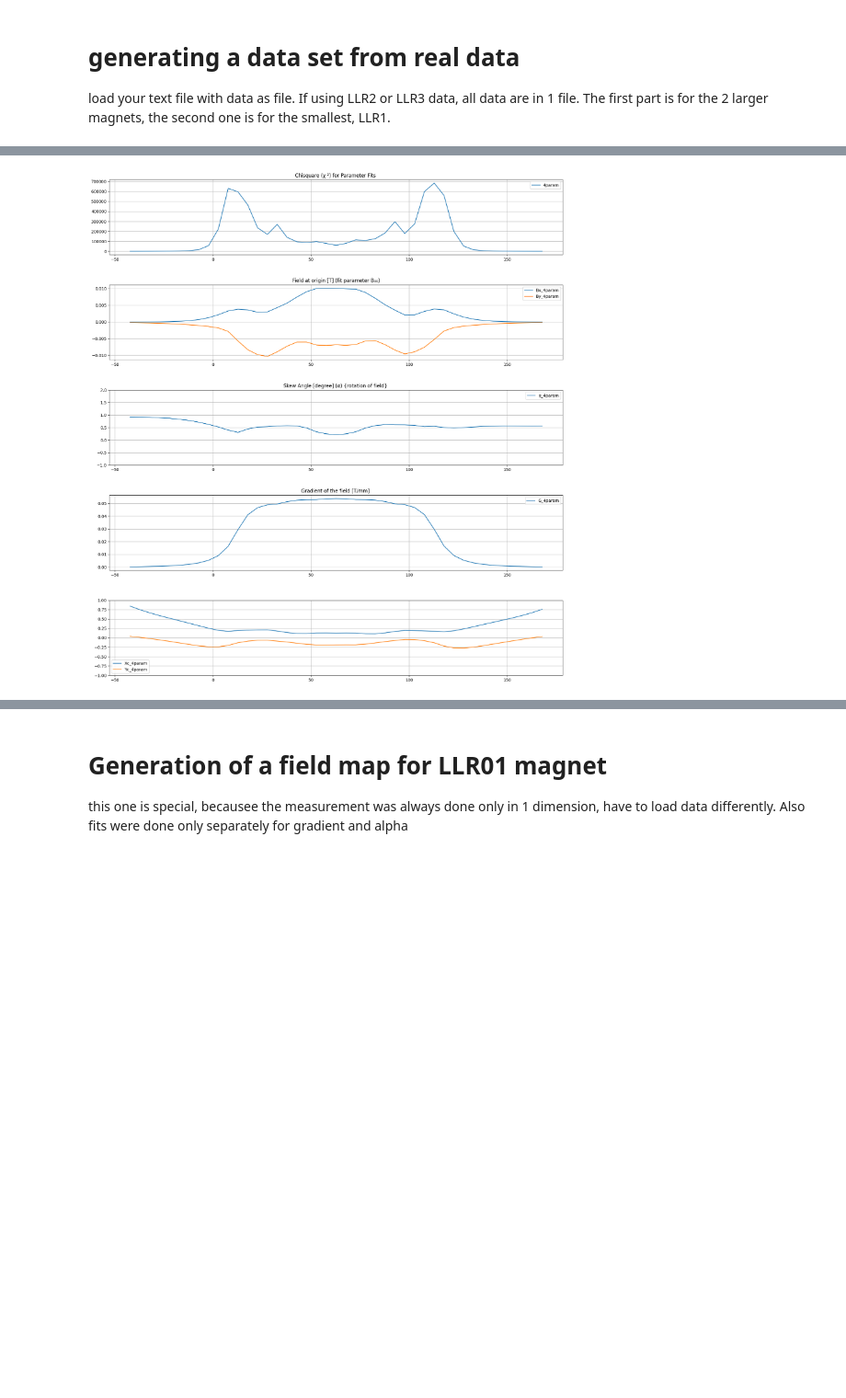
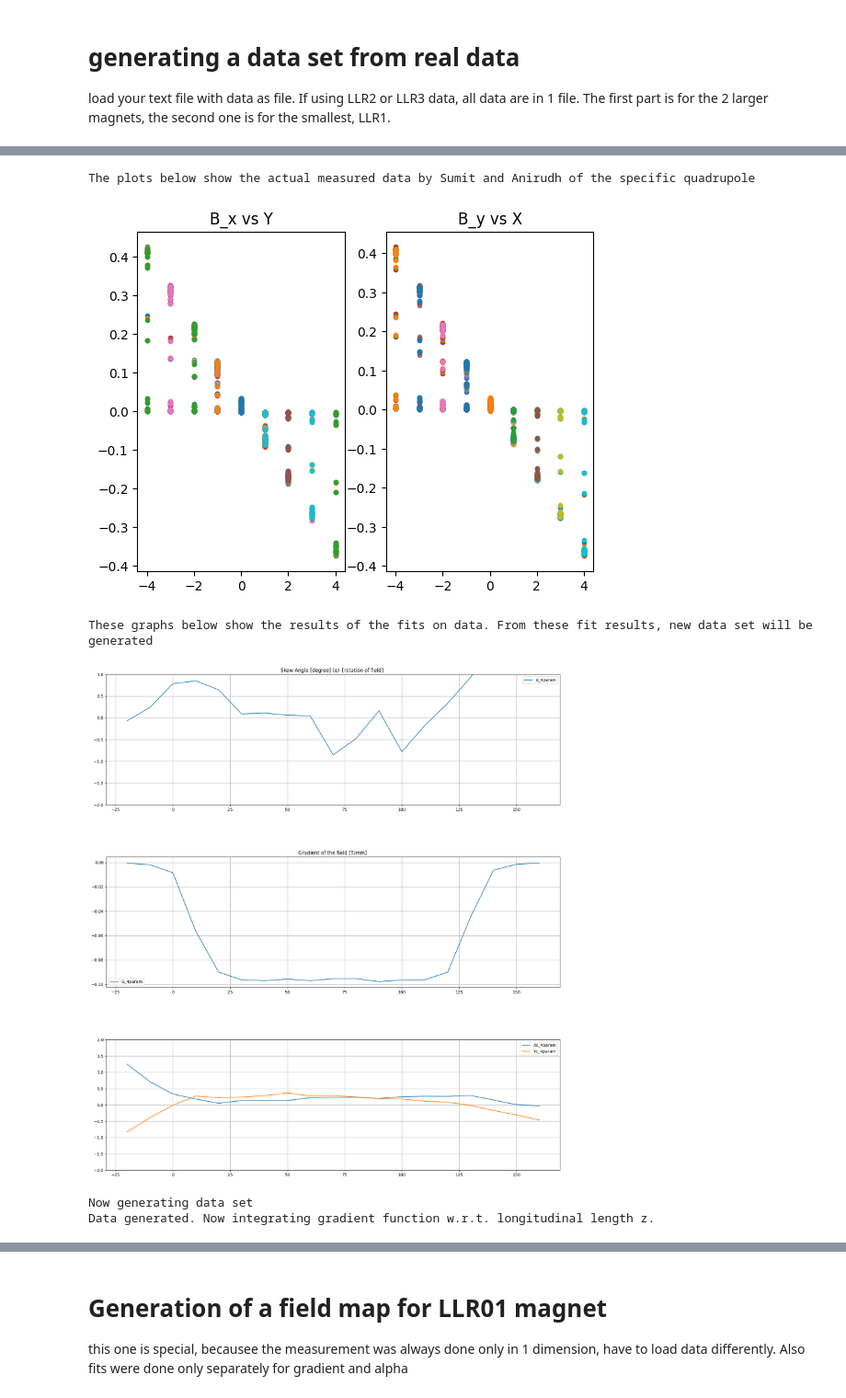
Before and after one commit to mvranovsky/Focusing-And-Deflecting-Devices, a Jupyter notebook: ASTRA/generateFM/generateFieldMap.ipynb, the cells around one changed output, grey strips where cells are left out. Shown at 92% size. Cells and saved outputs as stored; diff of their text form; code cells hidden in the pictures; blank space fills up the shorter version.

```diff
--- a/ASTRA/generateFM/generateFieldMap.ipynb
+++ b/ASTRA/generateFM/generateFieldMap.ipynb
@@ -380,46 +609,9 @@ runOnceMore("PQMLLR2_generated.txt")
-# %%
-
-plt.figure(figsize=(20,22))
-row = 5; col =1
-plt.subplots_adjust(hspace =.4)
-#plt.suptitle("{}__Common Fit".format(datafile), fontsize = 15)
-
-plt.subplot(row,col,1)
-plt.plot(z_local_val,chisq_4param,'-',label='4param')
-#plt.ylim(-.1,1e6)
-plt.title('Chisquare (\u03C7 \u00b2) for Parameter Fits ')
-plt.legend(loc='best')
-plt.grid()
-
-plt.subplot(row,col,2)
-plt.plot(z_local_val,Bx_00_4simult,'-',label='Bx_4param')
-plt.plot(z_local_val,By_00_4simult,'-',label='By_4param')
-#plt.ylim(-0.05,+0.05)
-plt.title('Field at origin [T] (fit parameter B\u2080\u2080)')
-plt.legend(loc='best')
-plt.grid()
-
-
-plt.subplot(row,col,3)
-plt.plot(z_local_val,alpha,'-',label='\u03B1_4param')
-plt.ylim(-1,2)
-plt.title('Skew Angle [degree] (\u03B1) {rotation of field} ')
-plt.legend(loc='best')
-plt.grid()
-
-plt.subplot(row,col,4)
-plt.plot(z_local_val,G,'-',label='G_4param')
-#plt.ylim(-0.025,0.01)
-plt.title('Gradient of the field [T/mm] ')
-plt.legend(loc='best')
-plt.grid()
-
-plt.subplot(row,col,5)
-
-plt.plot(z_local_val,magcentre_x,'-',label='Xc_4param')
-plt.plot(z_local_val,magcentre_y,'-',label='Yc_4param')
-plt.ylim(-1,1)
-plt.legend(loc='best')
-plt.grid()
-# %% [output]
-[figure, removed]
+# %%
+run2or3(2)
+# %% [output]
+The plots below show the actual measured data by Sumit and Anirudh of the specific quadrupole
+[figure, added]
+These graphs below show the results of the fits on data. From these fit results, new data set will be generated
+[figure, added]
+Now generating data set
+Data generated. Now integrating gradient function w.r.t. longitudinal length z.
```
Also changed, not shown: parts of 20 cells of this notebook, 54 other files.
